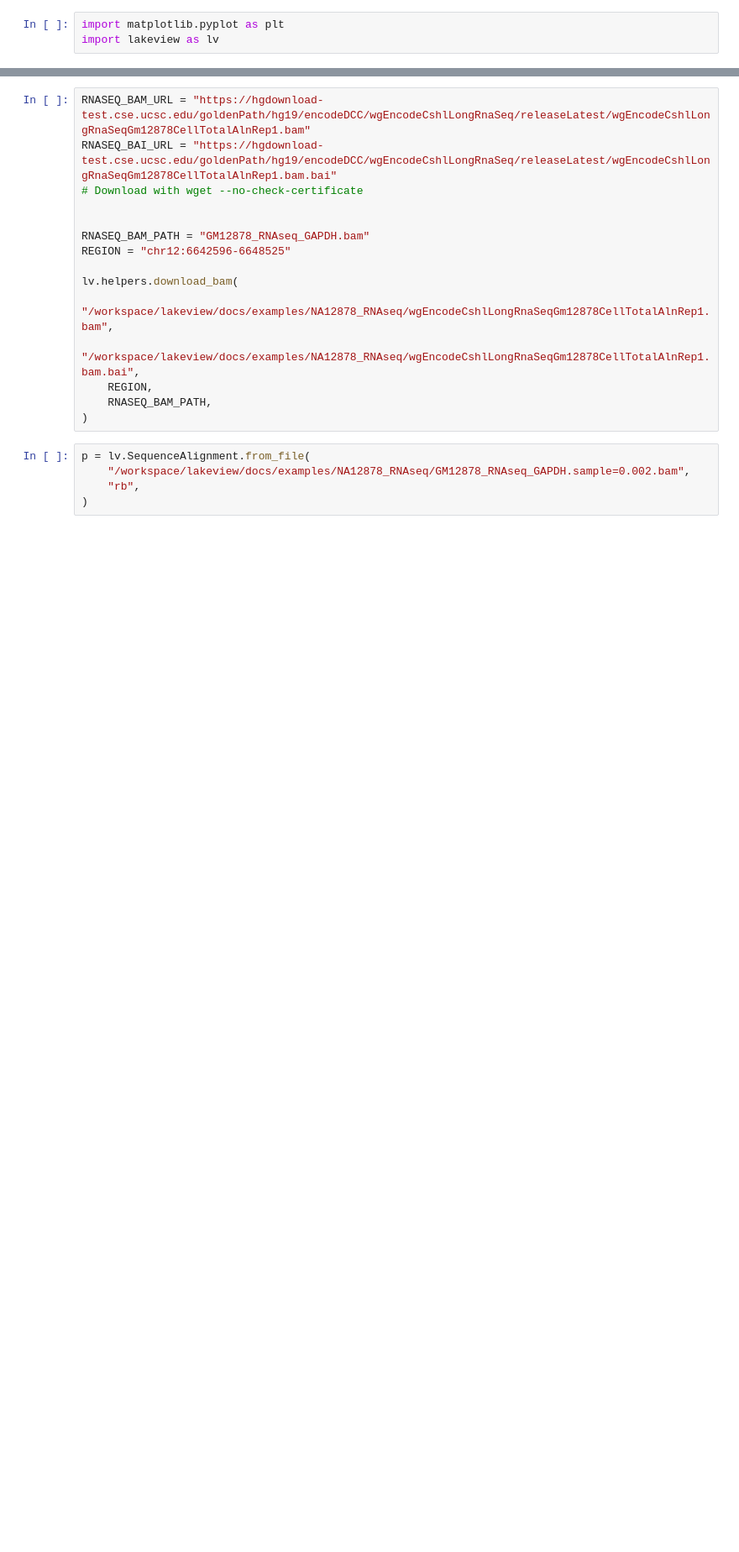
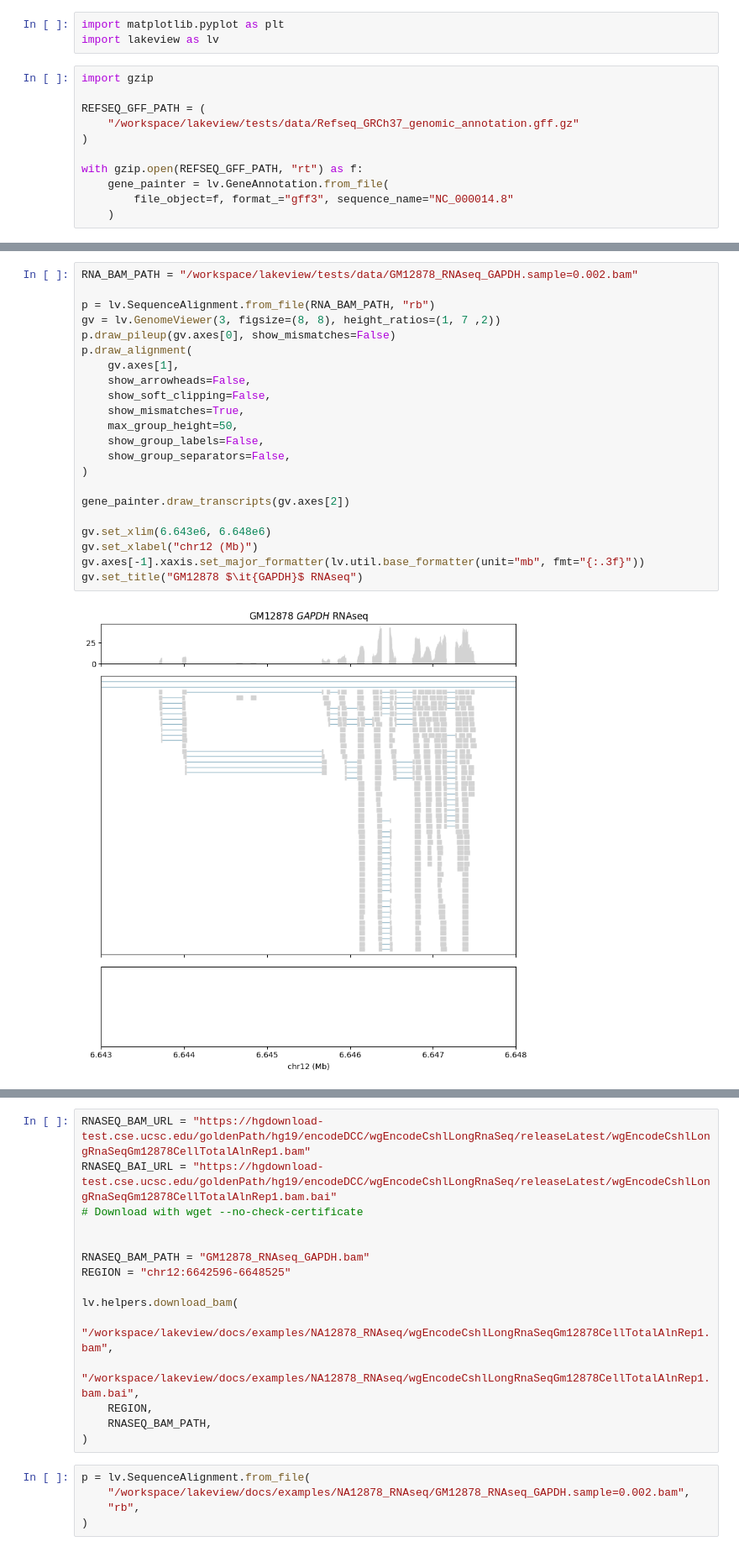
Before and after one commit to jzhang-dev/lakeview, a Jupyter notebook: docs/examples/NA12878_RNAseq/NA12878_RNAseq.py.ipynb, the cells around one changed output, grey strips where cells are left out. Shown at 84% size. Saved outputs shown, nothing was run; the diff lists cells and outputs as text; blank space fills up the shorter version.

```diff
--- a/docs/examples/NA12878_RNAseq/NA12878_RNAseq.py.ipynb
+++ b/docs/examples/NA12878_RNAseq/NA12878_RNAseq.py.ipynb
@@ -1,3 +1,14 @@
 # %%
 import matplotlib.pyplot as plt
 import lakeview as lv
+# %%
+import gzip
+
+REFSEQ_GFF_PATH = (
+    "/workspace/lakeview/tests/data/Refseq_GRCh37_genomic_annotation.gff.gz"
+)
+
+with gzip.open(REFSEQ_GFF_PATH, "rt") as f:
+    gene_painter = lv.GeneAnnotation.from_file(
+        file_object=f, format_="gff3", sequence_name="NC_000014.8"
+    )
@@ -3,0 +19,24 @@ import lakeview as lv
+# %%
+RNA_BAM_PATH = "/workspace/lakeview/tests/data/GM12878_RNAseq_GAPDH.sample=0.002.bam"
+
+p = lv.SequenceAlignment.from_file(RNA_BAM_PATH, "rb")
+gv = lv.GenomeViewer(3, figsize=(8, 8), height_ratios=(1, 7 ,2))
+p.draw_pileup(gv.axes[0], show_mismatches=False)
+p.draw_alignment(
+    gv.axes[1],
+    show_arrowheads=False,
+    show_soft_clipping=False,
+    show_mismatches=True,
+    max_group_height=50,
+    show_group_labels=False,
+    show_group_separators=False,
+)
+
+gene_painter.draw_transcripts(gv.axes[2])
+
+gv.set_xlim(6.643e6, 6.648e6)
+gv.set_xlabel("chr12 (Mb)")
+gv.axes[-1].xaxis.set_major_formatter(lv.util.base_formatter(unit="mb", fmt="{:.3f}"))
+gv.set_title("GM12878 $\it{GAPDH}$ RNAseq")
+# %% [output]
+[figure, added]
```
Also changed, not shown: parts of 6 cells of this notebook, 15 other files.
